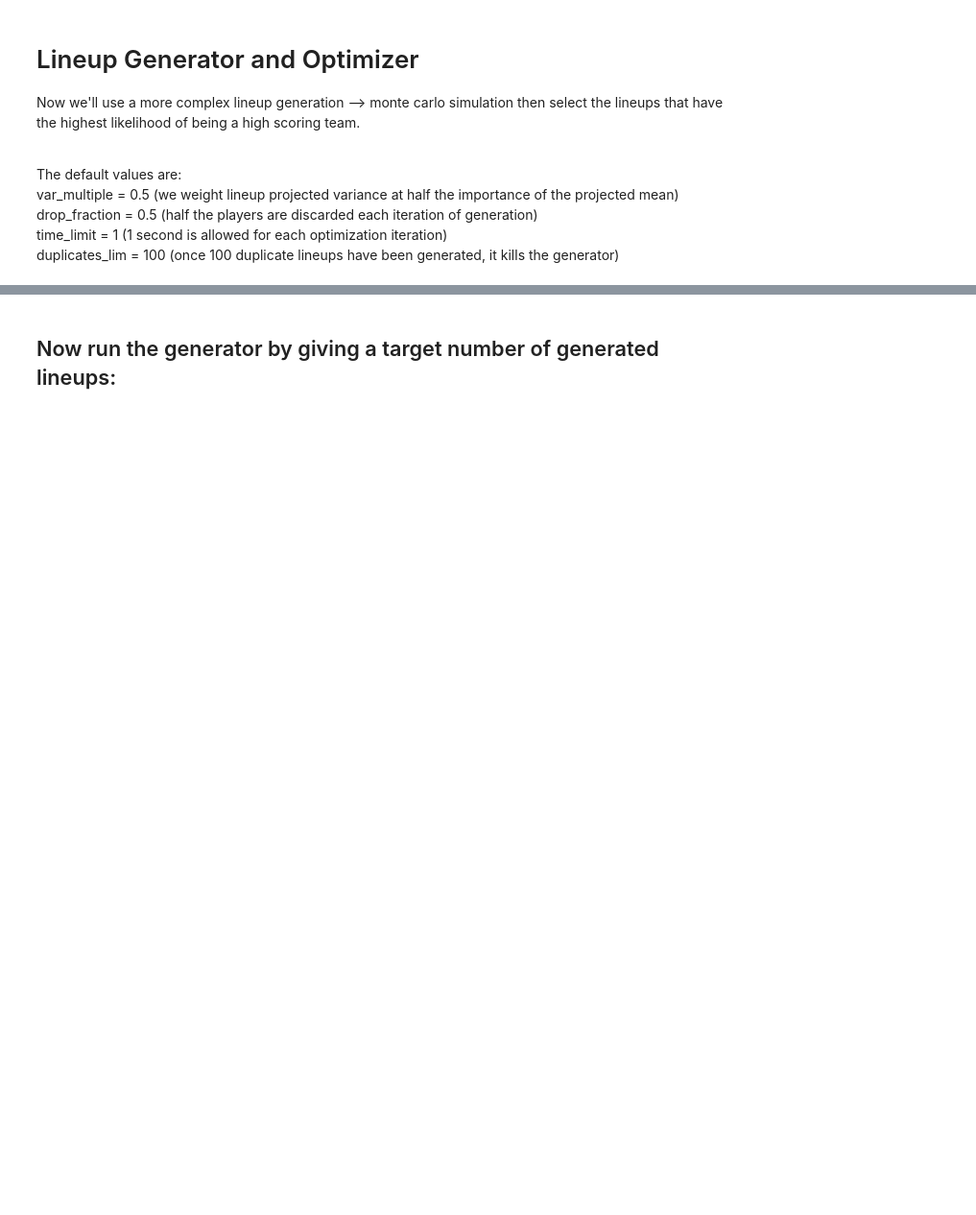
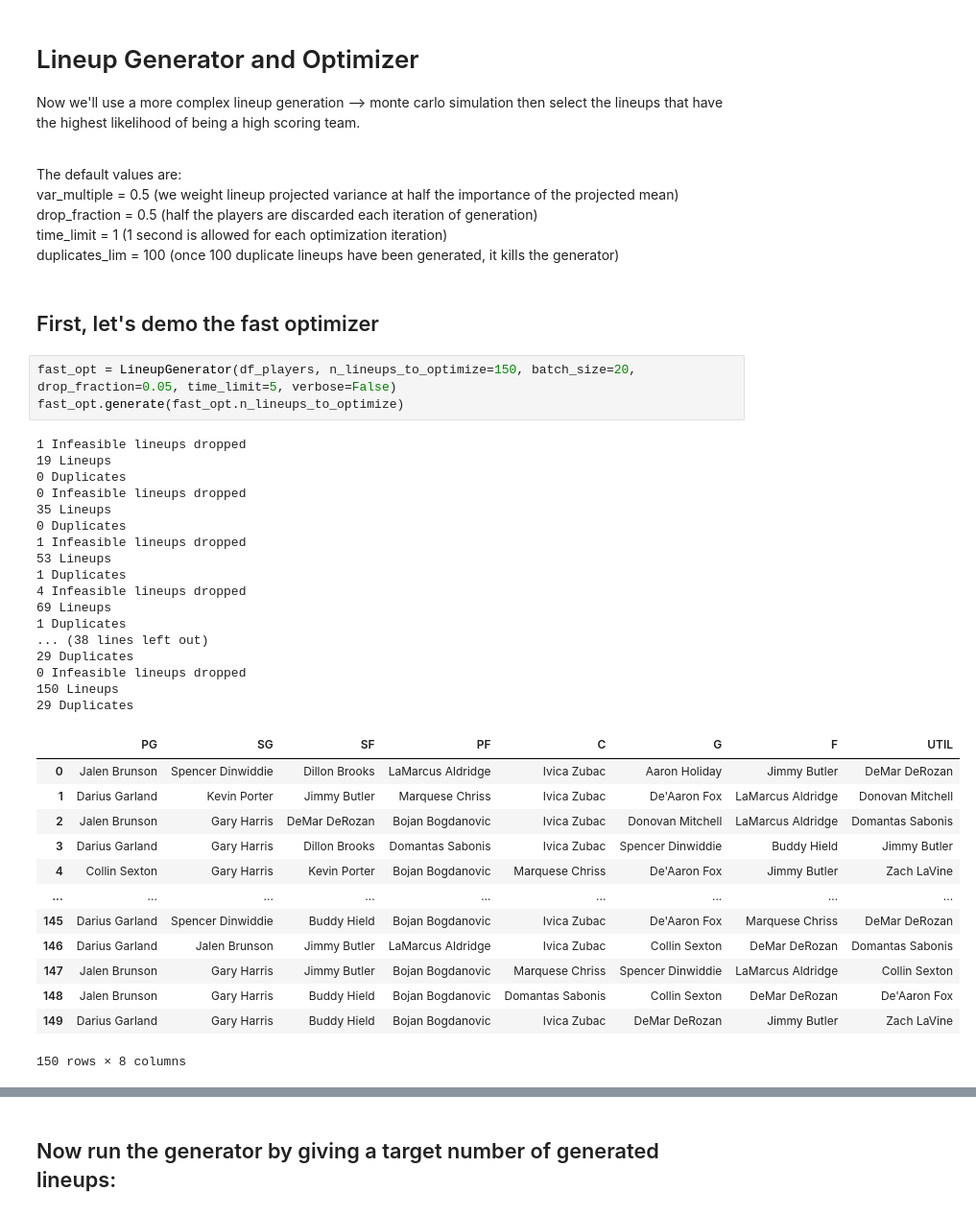
Before and after one commit to firstprinciples/dfs_optimizer, a Jupyter notebook: fps_dfs_optimizer/analyses/test_optimizer.ipynb, the cells around one changed output, grey strips where cells are left out. Shown at 96% size. Drawn from its saved outputs; the diff is of its cells as text; blank space fills up the shorter version.

```diff
--- a/fps_dfs_optimizer/analyses/test_optimizer.ipynb
+++ b/fps_dfs_optimizer/analyses/test_optimizer.ipynb
@@ -159,3 +168,39 @@ Now we'll use a more complex lineup generation --> monte carlo simulation then s
 <br> drop_fraction = 0.5 (half the players are discarded each iteration of generation)
 <br> time_limit = 1 (1 second is allowed for each optimization iteration)
 <br> duplicates_lim = 100 (once 100 duplicate lineups have been generated, it kills the generator)
+# %% [markdown]
+## First, let's demo the fast optimizer
+# %%
+fast_opt = LineupGenerator(df_players, n_lineups_to_optimize=150, batch_size=20, drop_fraction=0.05, time_limit=5, verbose=False)
+fast_opt.generate(fast_opt.n_lineups_to_optimize)
+# %% [output]
+1 Infeasible lineups dropped
+19 Lineups
+0 Duplicates
+0 Infeasible lineups dropped
+35 Lineups
+0 Duplicates
+1 Infeasible lineups dropped
+53 Lineups
+1 Duplicates
+4 Infeasible lineups dropped
+69 Lineups
+1 Duplicates
+... (38 lines left out)
+29 Duplicates
+0 Infeasible lineups dropped
+150 Lineups
+29 Duplicates
+|  | PG | SG | SF | PF | C | G | F | UTIL |
+| 0 | Jalen Brunson | Spencer Dinwiddie | Dillon Brooks | LaMarcus Aldridge | Ivica Zubac | Aaron Holiday | Jimmy Butler | DeMar DeRozan |
+| 1 | Darius Garland | Kevin Porter | Jimmy Butler | Marquese Chriss | Ivica Zubac | De'Aaron Fox | LaMarcus Aldridge | Donovan Mitchell |
+| 2 | Jalen Brunson | Gary Harris | DeMar DeRozan | Bojan Bogdanovic | Ivica Zubac | Donovan Mitchell | LaMarcus Aldridge | Domantas Sabonis |
+| 3 | Darius Garland | Gary Harris | Dillon Brooks | Domantas Sabonis | Ivica Zubac | Spencer Dinwiddie | Buddy Hield | Jimmy Butler |
+| 4 | Collin Sexton | Gary Harris | Kevin Porter | Bojan Bogdanovic | Marquese Chriss | De'Aaron Fox | Jimmy Butler | Zach LaVine |
+| ... | ... | ... | ... | ... | ... | ... | ... | ... |
+| 145 | Darius Garland | Spencer Dinwiddie | Buddy Hield | Bojan Bogdanovic | Ivica Zubac | De'Aaron Fox | Marquese Chriss | DeMar DeRozan |
+| 146 | Darius Garland | Jalen Brunson | Jimmy Butler | LaMarcus Aldridge | Ivica Zubac | Collin Sexton | DeMar DeRozan | Domantas Sabonis |
+| 147 | Jalen Brunson | Gary Harris | Jimmy Butler | Bojan Bogdanovic | Marquese Chriss | Spencer Dinwiddie | LaMarcus Aldridge | Collin Sexton |
+| 148 | Jalen Brunson | Gary Harris | Buddy Hield | Bojan Bogdanovic | Domantas Sabonis | Collin Sexton | DeMar DeRozan | De'Aaron Fox |
+| 149 | Darius Garland | Gary Harris | Buddy Hield | Bojan Bogdanovic | Ivica Zubac | DeMar DeRozan | Jimmy Butler | Zach LaVine |
+150 rows × 8 columns
```
Also changed, not shown: parts of 15 cells of this notebook, 7 other files.
